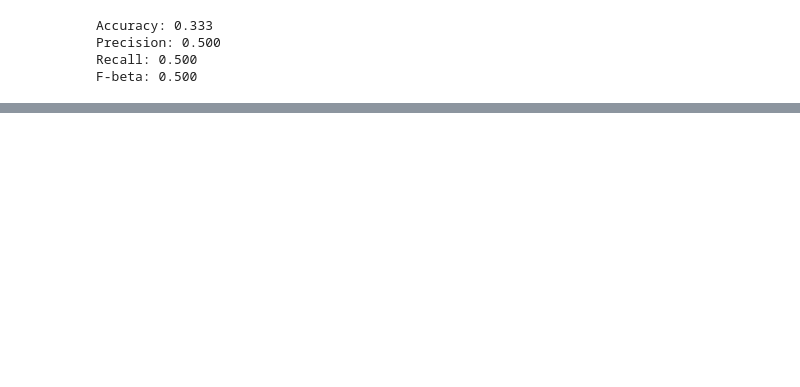
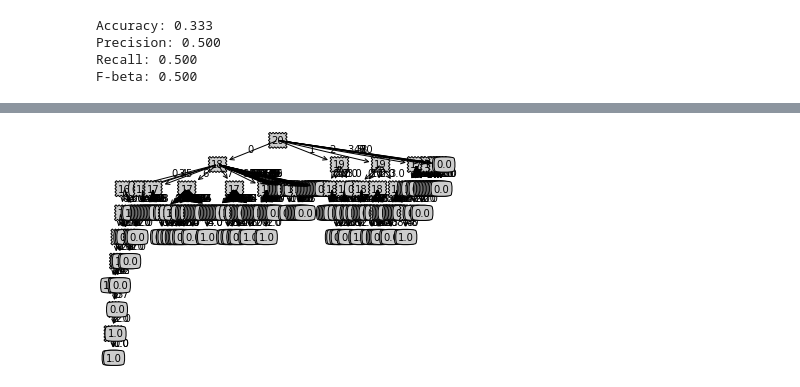
Before and after one commit to Spacebody/CS405-Machine-Learning, a Jupyter notebook: lab#1/lab#1.ipynb, the cells around one changed output, grey strips where cells are left out. Cells and saved outputs as stored; diff of their text form; code cells hidden in the pictures; blank space fills up the shorter version.

```diff
--- a/lab#1/lab#1.ipynb
+++ b/lab#1/lab#1.ipynb
@@ -79,3 +89,17 @@ Accuracy: 0.333
 Precision: 0.500
 Recall: 0.500
 F-beta: 0.500
+# %%
+# C4.5
+from C45 import C45
+
+dataset = pd.read_table('train.txt', delim_whitespace=True, header=None, skip_blank_lines=True)
+# display(dataset)
+
+labels = dataset.columns.values.tolist()
+dataset = list(dataset.values.tolist())
+continus_features = [2, 3, 4, 14, 17, 18, 20]
+
+dt = C45()
+tree = dt.fit(dataset, labels, continus_features)
+display(tree)
@@ -81,0 +124,5 @@ F-beta: 0.500
+# %%
+import treePlotter
+treePlotter.createPlot(tree)
+# %% [output]
+[figure, added]
```
Also changed, not shown: parts of 3 cells of this notebook, 4 other files.
